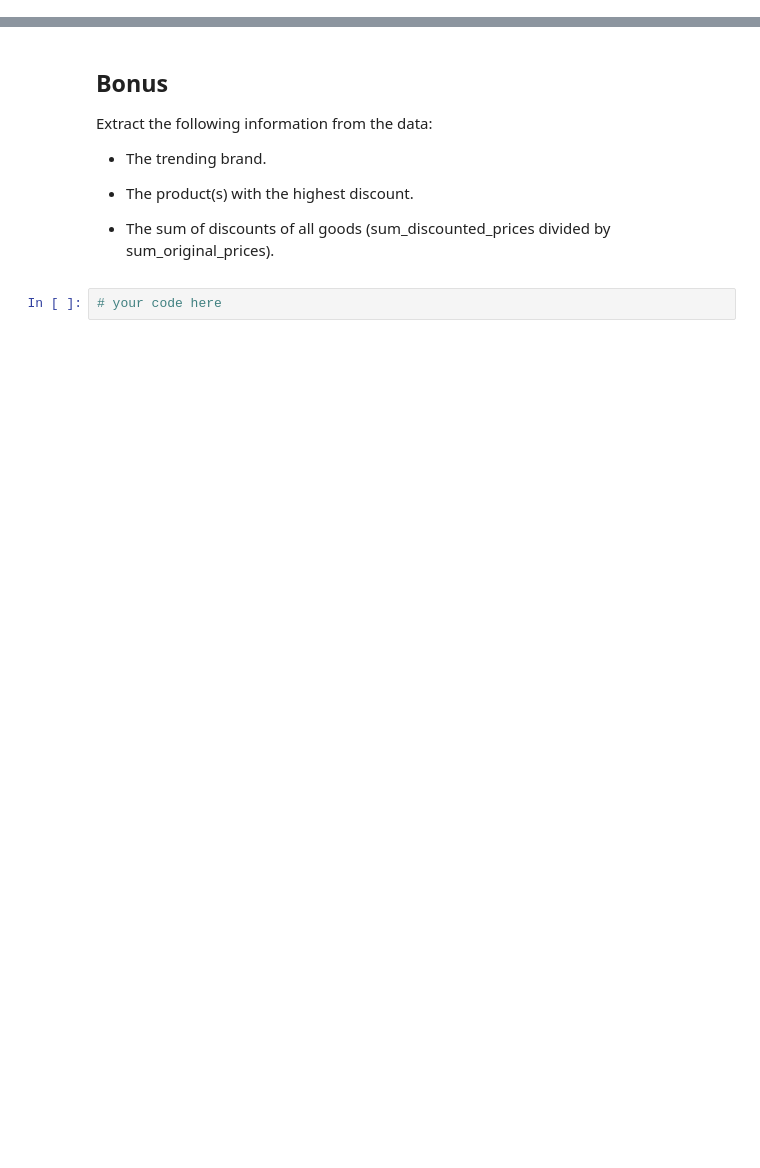
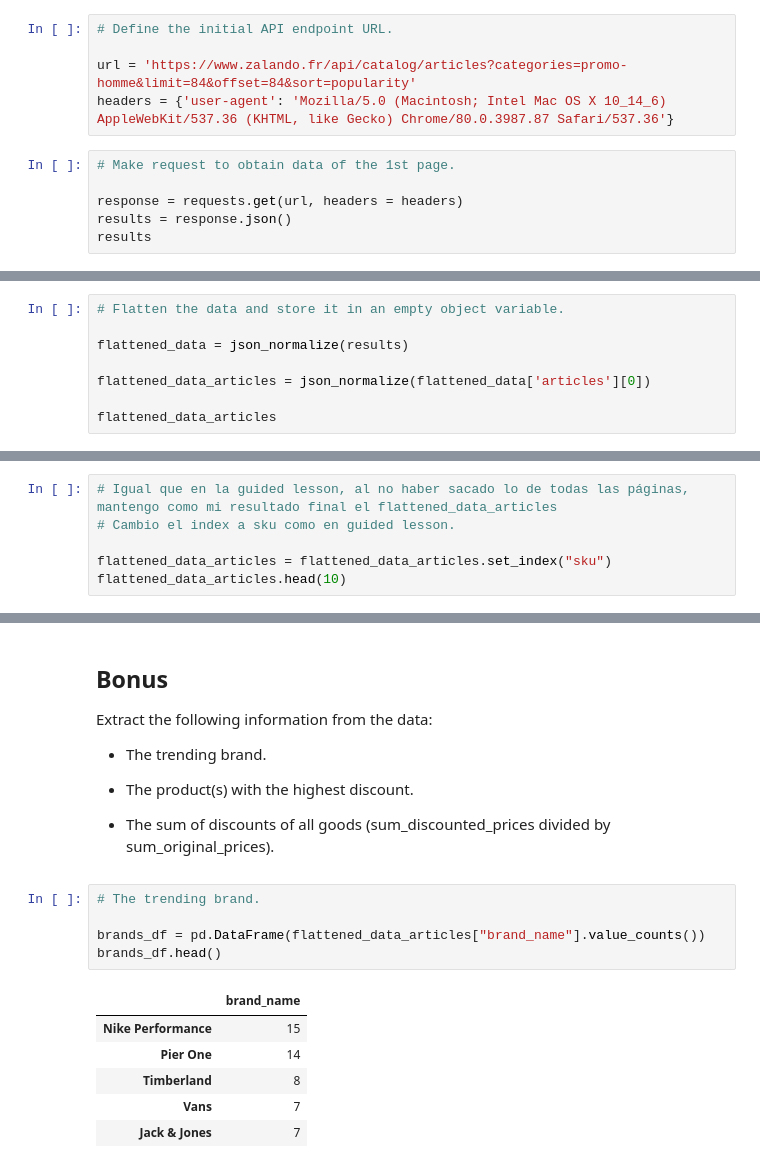
Before and after one commit to ta-datapt-bcn/lab-parsing-API-data, a Jupyter notebook: your-code/main.ipynb, the cells around one changed output, grey strips where cells are left out. Cells and saved outputs as stored; diff of their text form; blank space fills up the shorter version.

```diff
--- a/your-code/main.ipynb
+++ b/your-code/main.ipynb
@@ -37,0 +49,11 @@ In the next cell, use Python to obtain data from the API endpoint you chose in t
+# %%
+# Define the initial API endpoint URL.
+
+url = 'https://www.zalando.fr/api/catalog/articles?categories=promo-homme&limit=84&offset=84&sort=popularity'
+headers = {'user-agent': 'Mozilla/5.0 (Macintosh; Intel Mac OS X 10_14_6) AppleWebKit/537.36 (KHTML, like Gecko) Chrome/80.0.3987.87 Safari/537.36'}
+# %%
+# Make request to obtain data of the 1st page.
+
+response = requests.get(url, headers = headers)
+results = response.json()
+results
@@ -37,0 +78,8 @@ In the next cell, use Python to obtain data from the API endpoint you chose in t
+# %%
+# Flatten the data and store it in an empty object variable.
+
+flattened_data = json_normalize(results)
+
+flattened_data_articles = json_normalize(flattened_data['articles'][0])
+
+flattened_data_articles
@@ -37,0 +112,6 @@ In the next cell, use Python to obtain data from the API endpoint you chose in t
+# %%
+# Igual que en la guided lesson, al no haber sacado lo de todas las páginas, mantengo como mi resultado final el flattened_data_articles
+# Cambio el index a sku como en guided lesson.
+
+flattened_data_articles = flattened_data_articles.set_index("sku")
+flattened_data_articles.head(10)
@@ -45,5 +138,15 @@ Extract the following information from the data:
 * The product(s) with the highest discount.
 
 * The sum of discounts of all goods (sum_discounted_prices divided by sum_original_prices).
-# %%
-# your code here
+# %%
+# The trending brand.
+
+brands_df = pd.DataFrame(flattened_data_articles["brand_name"].value_counts())
+brands_df.head()
+# %% [output]
+|  | brand_name |
+| Nike Performance | 15 |
+| Pier One | 14 |
+| Timberland | 8 |
+| Vans | 7 |
+| Jack & Jones | 7 |
```
Also changed, not shown: parts of 12 cells of this notebook.
